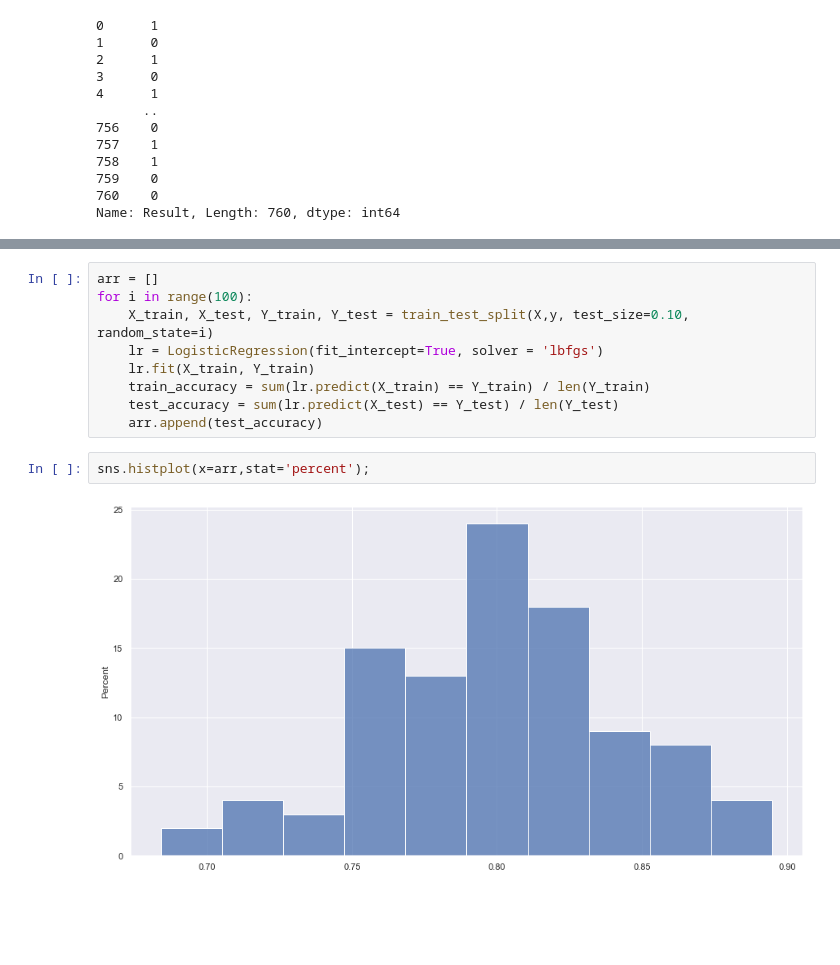
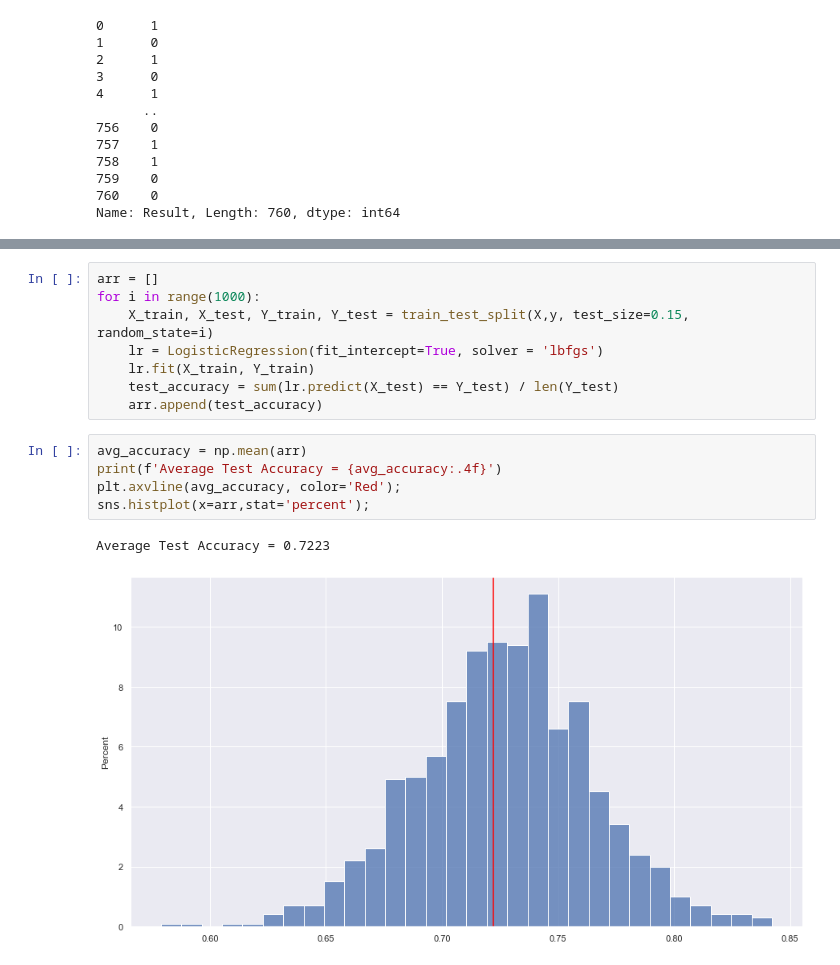
Before and after one commit to sidmurthy/stephstuff, a Jupyter notebook: src/stephplayground.ipynb, the cells around one changed output, grey strips where cells are left out. Cells and saved outputs as stored; diff of their text form; blank space fills up the shorter version.

```diff
--- a/src/stephplayground.ipynb
+++ b/src/stephplayground.ipynb
@@ -302,13 +301,16 @@ recall = 0.8550
 # %%
 arr = []
-for i in range(100):
-    X_train, X_test, Y_train, Y_test = train_test_split(X,y, test_size=0.10, random_state=i)
+for i in range(1000):
+    X_train, X_test, Y_train, Y_test = train_test_split(X,y, test_size=0.15, random_state=i)
     lr = LogisticRegression(fit_intercept=True, solver = 'lbfgs')
     lr.fit(X_train, Y_train)
-    train_accuracy = sum(lr.predict(X_train) == Y_train) / len(Y_train)
     test_accuracy = sum(lr.predict(X_test) == Y_test) / len(Y_test)
     arr.append(test_accuracy)
-# %%
-sns.histplot(x=arr,stat='percent');
-# %% [output]
-[figure, removed]
+# %%
+avg_accuracy = np.mean(arr)
+print(f'Average Test Accuracy = {avg_accuracy:.4f}')
+plt.axvline(avg_accuracy, color='Red');
+sns.histplot(x=arr,stat='percent');
+# %% [output]
+Average Test Accuracy = 0.7223
+[figure, added]
```
Also changed, not shown: parts of 10 cells of this notebook.
